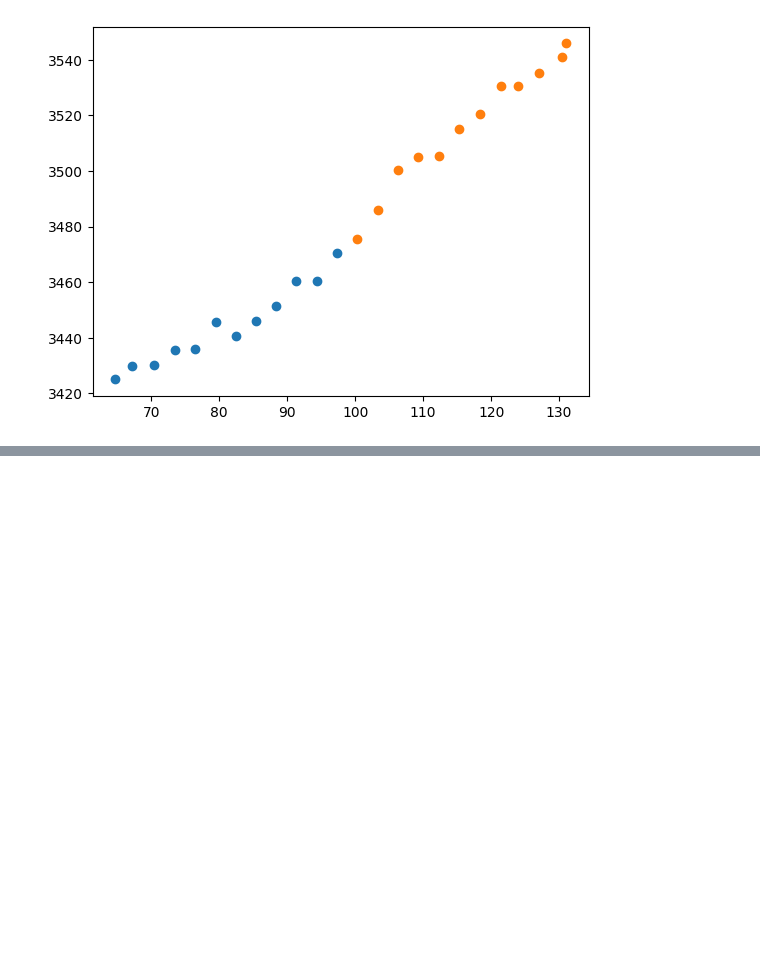
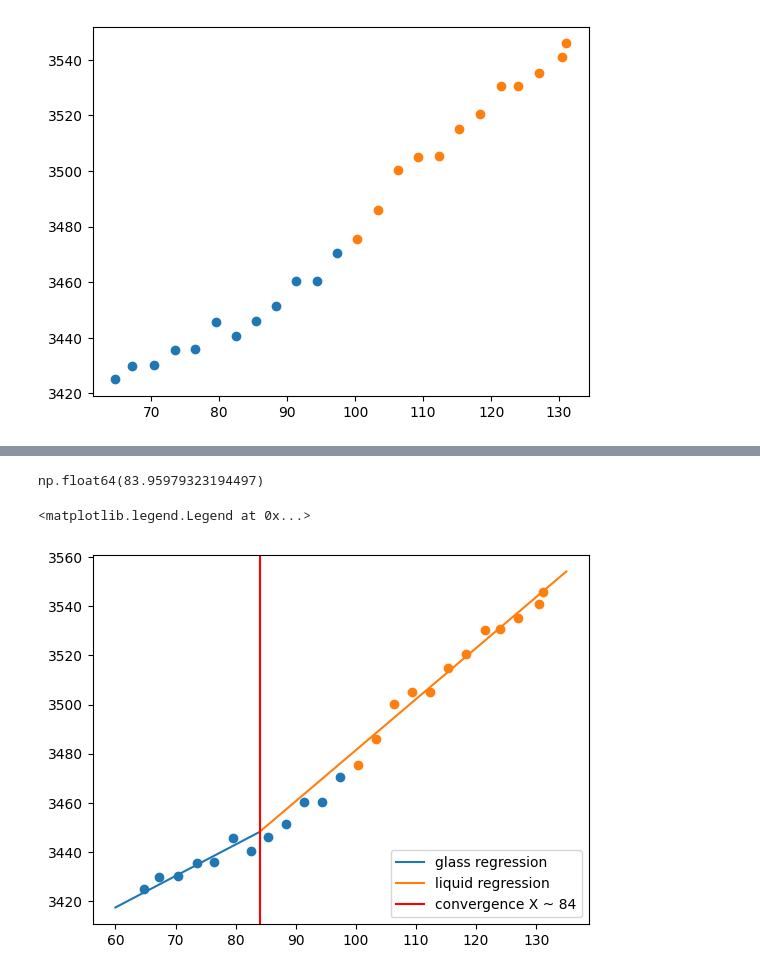
Before and after one commit to blajiness/CHE_7530-Assignments, a Jupyter notebook: ClassNotebook251112.ipynb, the cells around one changed output, grey strips where cells are left out. Saved outputs shown, nothing was run; the diff lists cells and outputs as text; code cells hidden in the pictures; blank space fills up the shorter version.

```diff
--- a/ClassNotebook251112.ipynb
+++ b/ClassNotebook251112.ipynb
@@ -58,0 +56,24 @@ np.float64(1.282627160032967)
+# %%
+converge = (bl-bg)/(mg-ml)
+converge
+# %% [output]
+np.float64(83.95979323194497)
+# %%
+x1 = np.linspace(60,84,24)
+x2 = np.linspace(84,135,51)
+# %%
+y1= mg * x1 + bg
+y2= ml * x2 + bl
+# %%
+theory_tg = 100
+glass = Psdata[Psdata[0] < theory_tg]
+liquid = Psdata[Psdata[0] >= theory_tg]
+plt.scatter(glass[0], glass[1])
+plt.scatter(liquid[0], liquid[1])
+plt.plot(x1, y1, label='glass regression')
+plt.plot(x2, y2, label='liquid regression')
+plt.axvline(x=84,color='r', label='convergence X ~ 84')
+plt.legend()
+# %% [output]
+<matplotlib.legend.Legend at 0x...>
+[figure, added]
```
Also changed, not shown: parts of 2 cells of this notebook.
